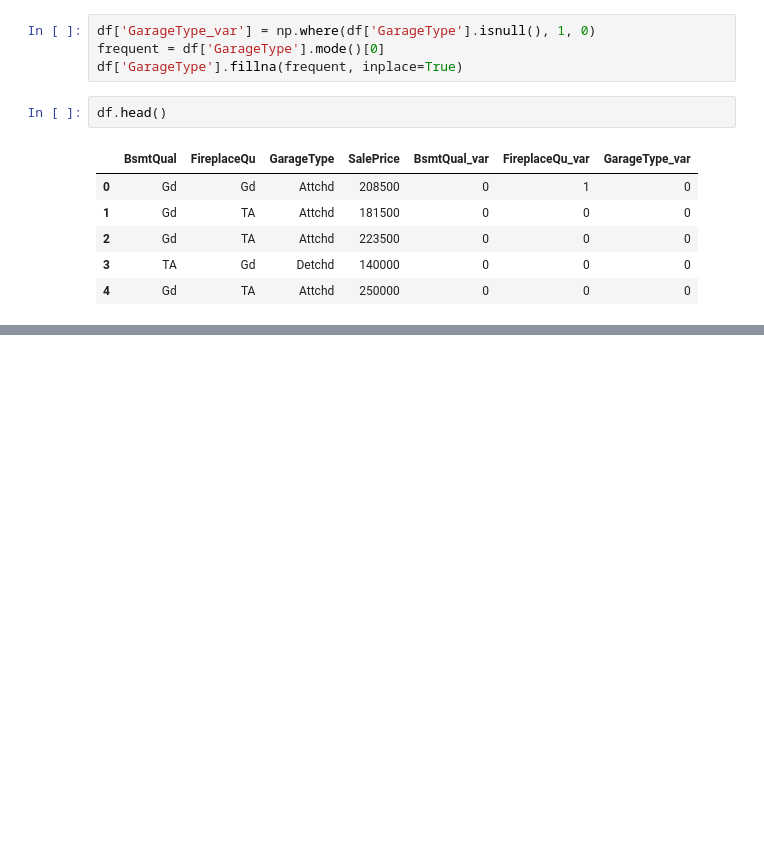
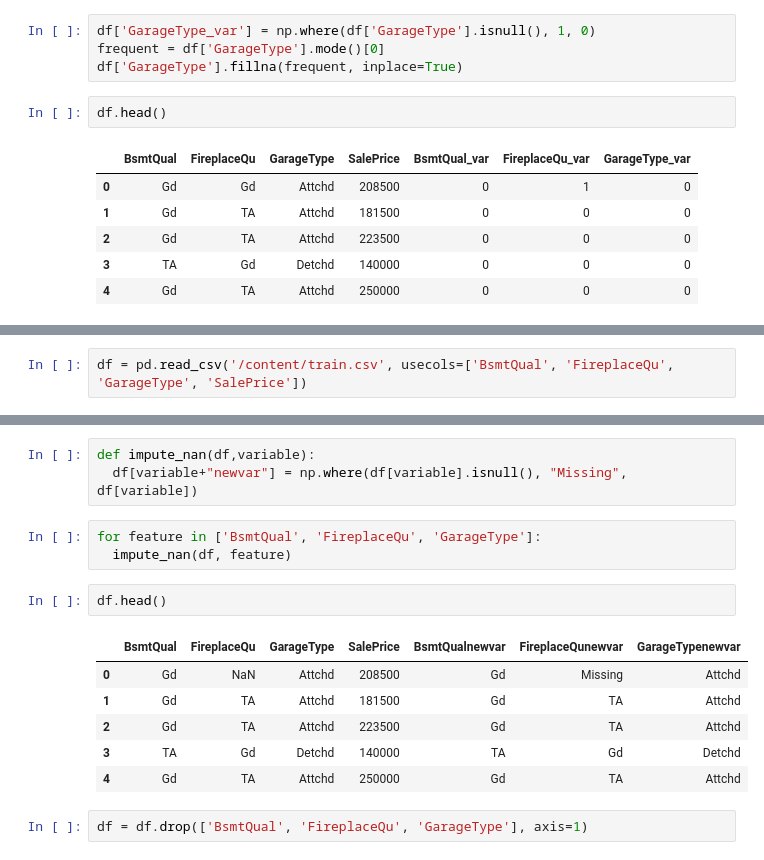
Before and after one commit to gbiamgaurav/Feature-Engineering, a Jupyter notebook: Missing_values_3.ipynb, the cells around one changed output, grey strips where cells are left out. Saved outputs shown, nothing was run; the diff lists cells and outputs as text; blank space fills up the shorter version.

```diff
--- a/Missing_values_3.ipynb
+++ b/Missing_values_3.ipynb
@@ -277,0 +278,2 @@ df.head()
+# %%
+df = pd.read_csv('/content/train.csv', usecols=['BsmtQual', 'FireplaceQu', 'GarageType', 'SalePrice'])
@@ -277,0 +289,17 @@ df.head()
+# %%
+def impute_nan(df,variable):
+  df[variable+"newvar"] = np.where(df[variable].isnull(), "Missing", df[variable])
+# %%
+for feature in ['BsmtQual', 'FireplaceQu', 'GarageType']:
+  impute_nan(df, feature)
+# %%
+df.head()
+# %% [output]
+|  | BsmtQual | FireplaceQu | GarageType | SalePrice | BsmtQualnewvar | FireplaceQunewvar | GarageTypenewvar |
+| 0 | Gd | NaN | Attchd | 208500 | Gd | Missing | Attchd |
+| 1 | Gd | TA | Attchd | 181500 | Gd | TA | Attchd |
+| 2 | Gd | TA | Attchd | 223500 | Gd | TA | Attchd |
+| 3 | TA | Gd | Detchd | 140000 | TA | Gd | Detchd |
+| 4 | Gd | TA | Attchd | 250000 | Gd | TA | Attchd |
+# %%
+df = df.drop(['BsmtQual', 'FireplaceQu', 'GarageType'], axis=1)
```
Also changed, not shown: parts of 4 cells of this notebook.
